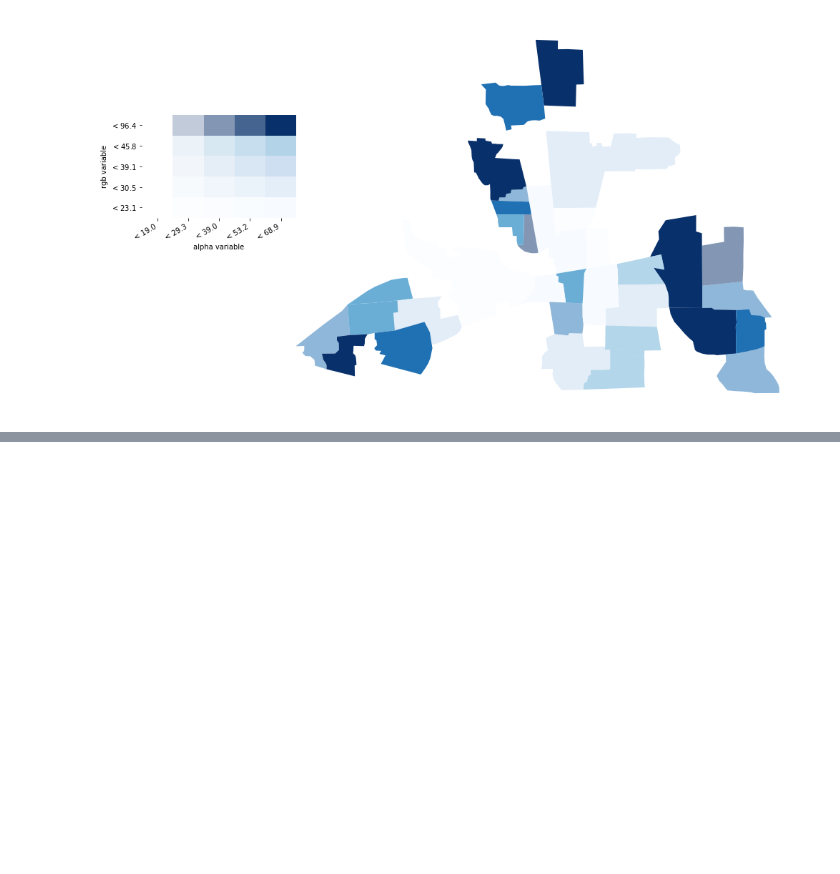
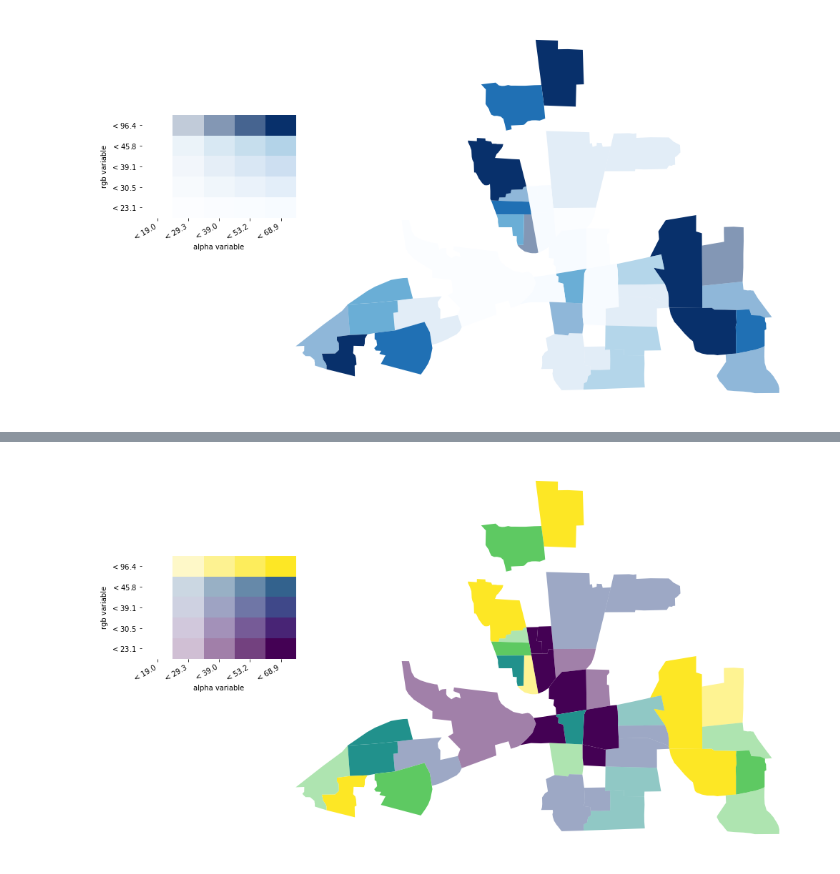
Before and after one commit to quarcs-lab/pysal-tutorials, a Jupyter notebook: mapping_vba.ipynb, the cells around one changed output, grey strips where cells are left out. Cells and saved outputs as stored; diff of their text form; code cells hidden in the pictures; blank space fills up the shorter version.

```diff
--- a/mapping_vba.ipynb
+++ b/mapping_vba.ipynb
@@ -269,0 +282,13 @@ plt.show()
+# %%
+fig = plt.figure(figsize=(15,10))
+ax = fig.add_subplot(111)
+vba_choropleth(x, y, gdf,
+               alpha_mapclassify=dict(classifier='quantiles', k=5),
+               rgb_mapclassify=dict(classifier='quantiles', k=5),
+               cmap='viridis',
+               divergent=True,
+               legend=True,
+               ax=ax)
+plt.show()
+# %% [output]
+[figure, added]
```
Also changed, not shown: parts of 1 cell of this notebook.
